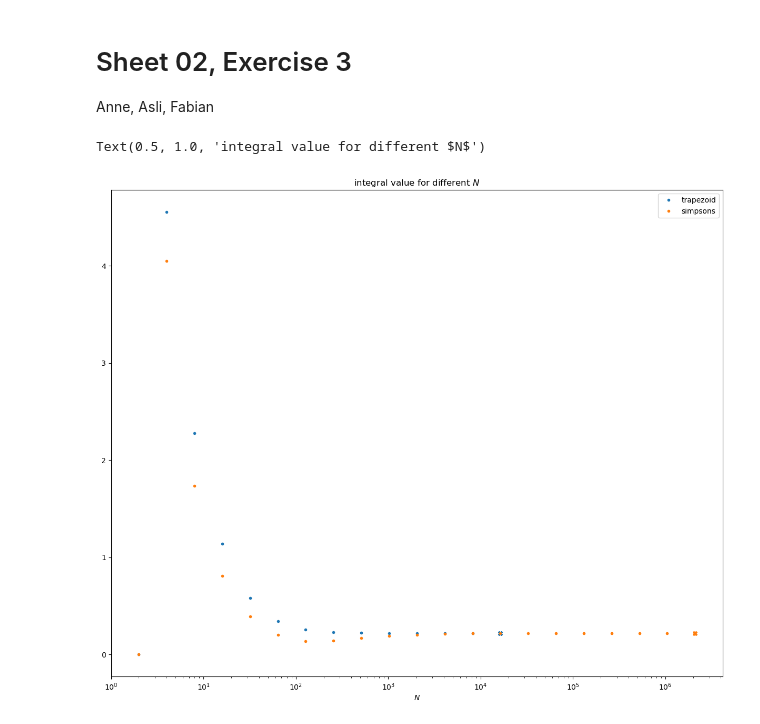
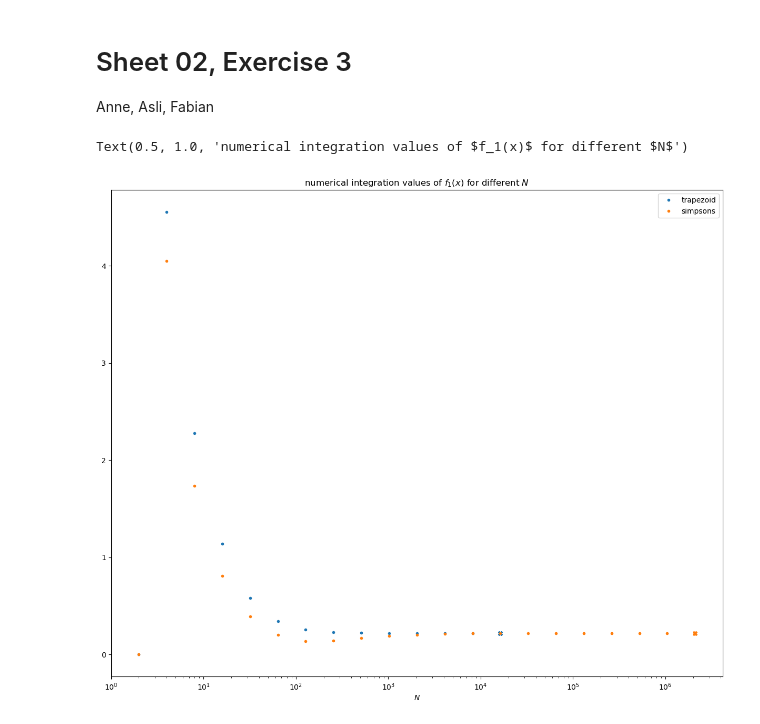
Before and after one commit to asliddinkhudoyberdiev/compPhys, a Jupyter notebook: Sheet02/A3.ipynb, the cells around one changed output. Drawn from its saved outputs; the diff is of its cells as text; code cells hidden in the pictures.

Commit message:
Better plot titles

```diff
--- a/Sheet02/A3.ipynb
+++ b/Sheet02/A3.ipynb
@@ -55,35 +55,35 @@ I_simp_2, N_simp_2 = numericalIntegral(f2, 0, 1, simpsons, 1e-4)
 # %%
 plt.plot(
     N_trap_1[:-1],
     I_trap_1[:-1],
     linestyle="",
     marker=".",
     color="tab:blue",
     label="trapezoid",
 )
 plt.plot(N_trap_1[-1], I_trap_1[-1], linestyle="", marker="X", color="tab:blue")
 plt.plot(
     N_simp_1[:-1],
     I_simp_1[:-1],
     linestyle="",
     marker=".",
     color="tab:orange",
     label="simpsons",
 )
 plt.plot(
     N_simp_1[-1],
     I_simp_1[-1],
     linestyle="",
     marker="X",
     color="tab:orange",
 )
 plt.legend()
 plt.xscale("log")
 plt.xlabel("$N$")
-plt.title("integral value for different $N$")
+plt.title("numerical integration values of $f_1(x)$ for different $N$")
 # %% [output]
-Text(0.5, 1.0, 'integral value for different $N$')
+Text(0.5, 1.0, 'numerical integration values of $f_1(x)$ for different $N$')
-[figure, old version]
+[figure, new version]
 # %%
 plt.plot(
     N_trap_2[:-1],
```
Also changed, not shown: parts of 1 cell of this notebook, 1 other file.
